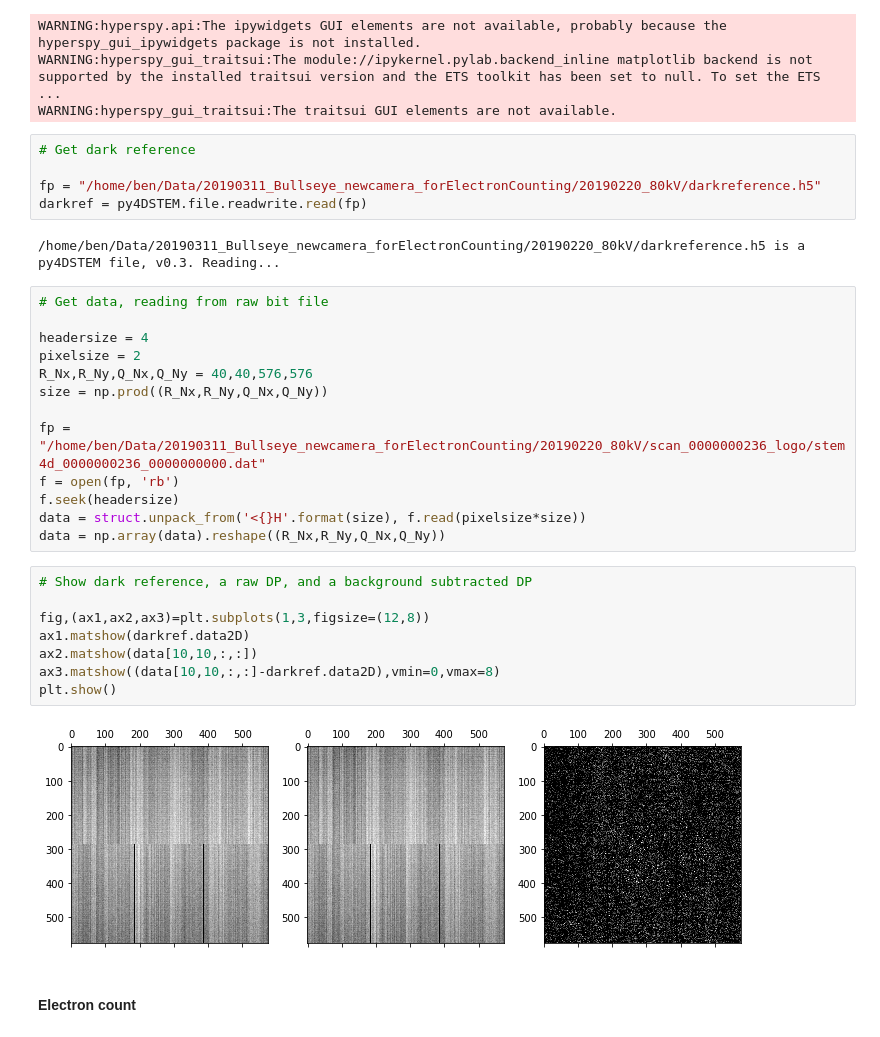
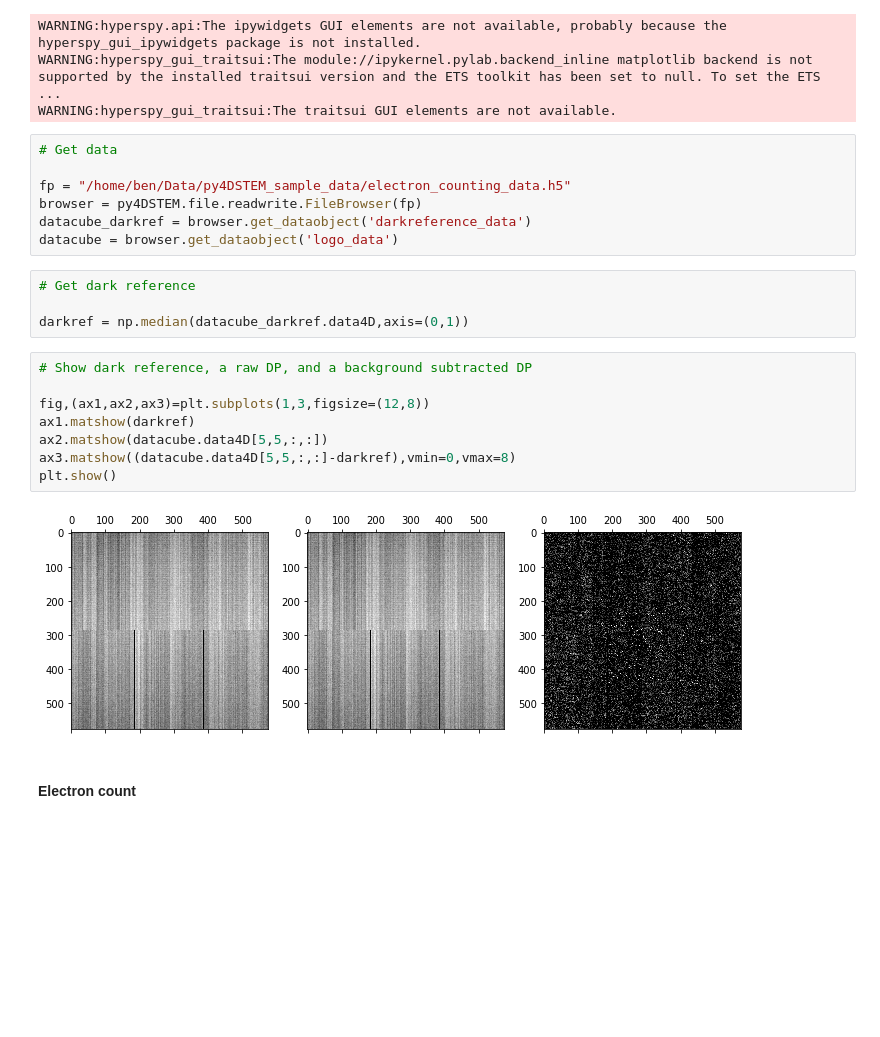
Before and after one commit to py4dstem/py4DSTEM, a Jupyter notebook: py4DSTEM/notebooks/module_demos/prepocess/electroncount.ipynb, the cells around one changed output. Saved outputs shown, nothing was run; the diff lists cells and outputs as text; blank space fills up the shorter version.

```diff
--- a/py4DSTEM/notebooks/module_demos/prepocess/electroncount.ipynb
+++ b/py4DSTEM/notebooks/module_demos/prepocess/electroncount.ipynb
@@ -18,35 +18,26 @@ WARNING:hyperspy.api:The ipywidgets GUI elements are not available, probably bec
 WARNING:hyperspy_gui_traitsui:The module://ipykernel.pylab.backend_inline matplotlib backend is not supported by the installed traitsui version and the ETS toolkit has been set to null. To set the ETS ...
 WARNING:hyperspy_gui_traitsui:The traitsui GUI elements are not available.
 # %%
-# Get dark reference
+# Get data
 
-fp = "/home/ben/Data/20190311_Bullseye_newcamera_forElectronCounting/20190220_80kV/darkreference.h5"
-darkref = py4DSTEM.file.readwrite.read(fp)
+fp = "/home/ben/Data/py4DSTEM_sample_data/electron_counting_data.h5"
+browser = py4DSTEM.file.readwrite.FileBrowser(fp)
+datacube_darkref = browser.get_dataobject('darkreference_data')
+datacube = browser.get_dataobject('logo_data')
-# %% [output]
-/home/ben/Data/20190311_Bullseye_newcamera_forElectronCounting/20190220_80kV/darkreference.h5 is a py4DSTEM file, v0.3. Reading...
-# %%
-# Get data, reading from raw bit file
-
-headersize = 4
-pixelsize = 2
-R_Nx,R_Ny,Q_Nx,Q_Ny = 40,40,576,576
-size = np.prod((R_Nx,R_Ny,Q_Nx,Q_Ny))
-
-fp = "/home/ben/Data/20190311_Bullseye_newcamera_forElectronCounting/20190220_80kV/scan_0000000236_logo/stem4d_0000000236_0000000000.dat"
-f = open(fp, 'rb')
-f.seek(headersize)
-data = struct.unpack_from('<{}H'.format(size), f.read(pixelsize*size))
-data = np.array(data).reshape((R_Nx,R_Ny,Q_Nx,Q_Ny))
+# %%
+# Get dark reference
+
+darkref = np.median(datacube_darkref.data4D,axis=(0,1))
 # %%
 # Show dark reference, a raw DP, and a background subtracted DP
 
 fig,(ax1,ax2,ax3)=plt.subplots(1,3,figsize=(12,8))
-ax1.matshow(darkref.data2D)
-ax2.matshow(data[10,10,:,:])
-ax3.matshow((data[10,10,:,:]-darkref.data2D),vmin=0,vmax=8)
+ax1.matshow(darkref)
+ax2.matshow(datacube.data4D[5,5,:,:])
+ax3.matshow((datacube.data4D[5,5,:,:]-darkref),vmin=0,vmax=8)
 plt.show()
 # %% [output]
-[figure, old version]
+[figure, new version]
 # %% [markdown]
 #### Electron count
 # %%
```
Also changed, not shown: parts of 7 cells of this notebook, 10 other files.
